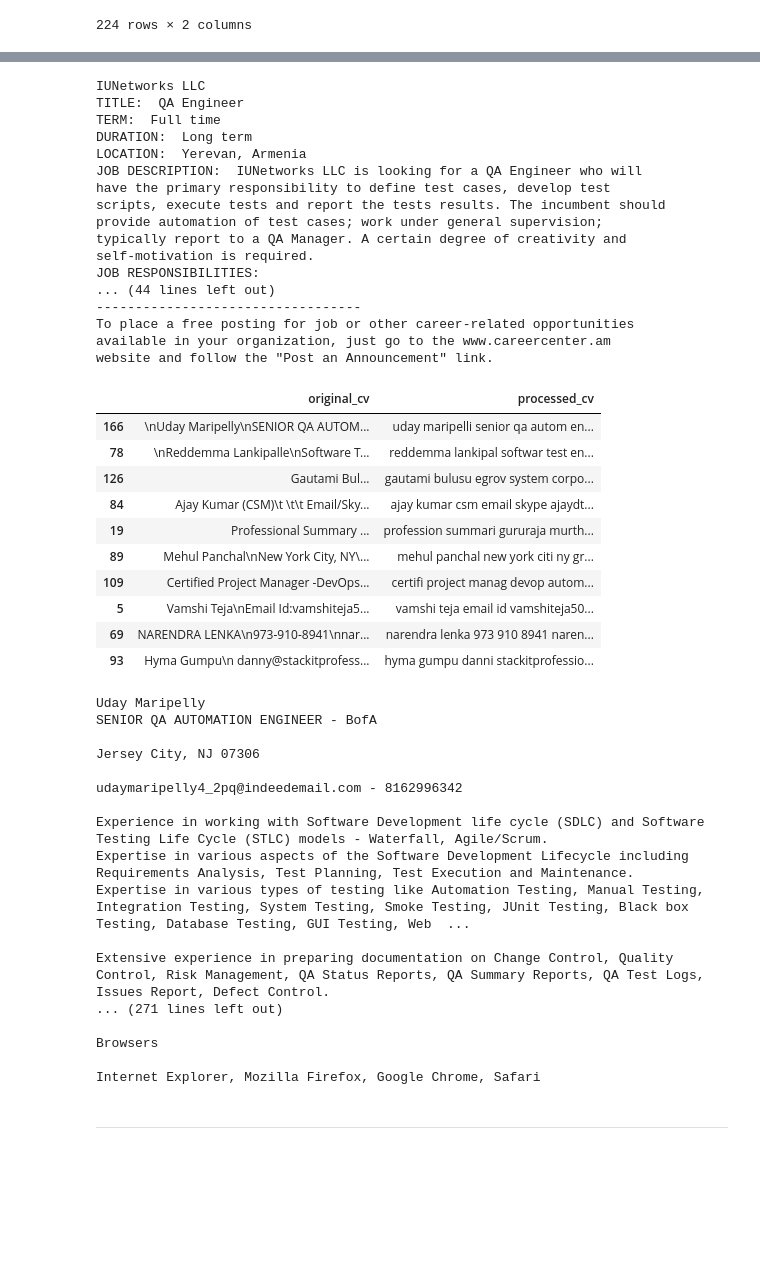
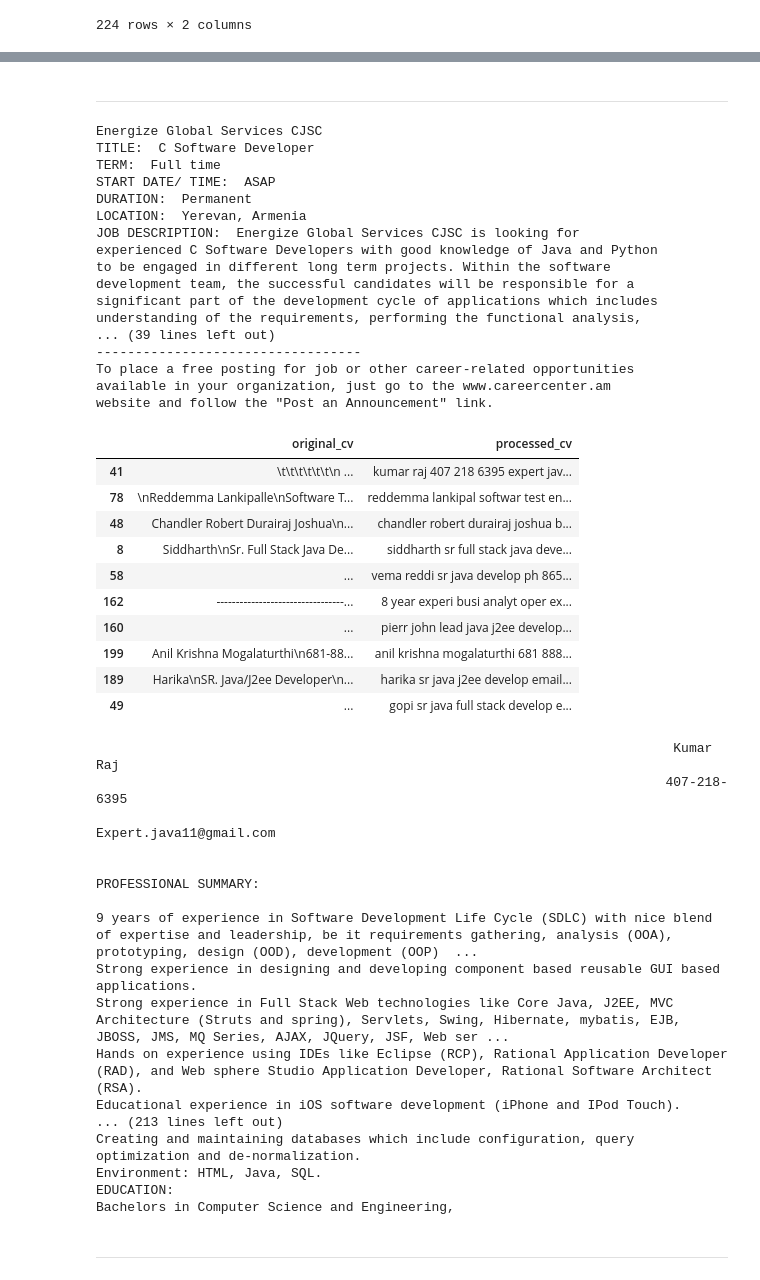
Before and after one commit to mirotse/Chanel_Test_Technique, a Jupyter notebook: Notebooks/test-1.ipynb, the cells around one changed output, grey strips where cells are left out. Saved outputs shown, nothing was run; the diff lists cells and outputs as text; code cells hidden in the pictures; blank space fills up the shorter version.

```diff
--- a/Notebooks/test-1.ipynb
+++ b/Notebooks/test-1.ipynb
@@ -15,6 +0,0 @@ Note: you may need to restart the kernel to use updated packages.
-# %%
-import pandas as pd
-file_path = '/home/rooting/code/Chanel/Job posts/data job posts.csv'
-job_posts_df = pd.read_csv(file_path, engine='python')
-
-job_posts_df
@@ -276,62 +270,64 @@ top_matches
+# %% [markdown]
+------
 # %%
-job_1_description = df_test.iloc[0]['jobpost']
+job_1_description = df_test.iloc[15]['jobpost']
 
 print(job_1_description)
 # %% [output]
-IUNetworks LLC
-TITLE:  QA Engineer
+Energize Global Services CJSC
+TITLE:  C Software Developer
 TERM:  Full time
-DURATION:  Long term
+START DATE/ TIME:  ASAP
+DURATION:  Permanent
 LOCATION:  Yerevan, Armenia
-JOB DESCRIPTION:  IUNetworks LLC is looking for a QA Engineer who will
-have the primary responsibility to define test cases, develop test
-scripts, execute tests and report the tests results. The incumbent should
-provide automation of test cases; work under general supervision;
-typically report to a QA Manager. A certain degree of creativity and
-self-motivation is required.
-JOB RESPONSIBILITIES:
-... (44 lines left out)
+JOB DESCRIPTION:  Energize Global Services CJSC is looking for
+experienced C Software Developers with good knowledge of Java and Python
+to be engaged in different long term projects. Within the software
+development team, the successful candidates will be responsible for a
+significant part of the development cycle of applications which includes
+understanding of the requirements, performing the functional analysis,
+... (39 lines left out)
 ----------------------------------
 To place a free posting for job or other career-related opportunities
 available in your organization, just go to the www.careercenter.am
 website and follow the "Post an Announcement" link.
 # %%
 # job_1
-matched_cv_indices = top_matches['Job_1']
+matched_cv_indices = top_matches['Job_14']
 matched_cvs = cv_df.iloc[matched_cv_indices]
 matched_cvs
 # %% [output]
 |  | original_cv | processed_cv |
-| 166 | \nUday Maripelly\nSENIOR QA AUTOM... | uday maripelli senior qa autom en... |
+| 41 | \t\t\t\t\t\t\n ... | kumar raj 407 218 6395 expert jav... |
 | 78 | \nReddemma Lankipalle\nSoftware T... | reddemma lankipal softwar test en... |
-| 126 | Gautami Bul... | gautami bulusu egrov system corpo... |
-| 84 | Ajay Kumar (CSM)\t \t\t Email/Sky... | ajay kumar csm email skype ajaydt... |
-| 19 | Professional Summary ... | profession summari gururaja murth... |
-| 89 | Mehul Panchal\nNew York City, NY\... | mehul panchal new york citi ny gr... |
-| 109 | Certified Project Manager -DevOps... | certifi project manag devop autom... |
-| 5 | Vamshi Teja\nEmail Id:vamshiteja5... | vamshi teja email id vamshiteja50... |
-| 69 | NARENDRA LENKA\n973-910-8941\nnar... | narendra lenka 973 910 8941 naren... |
-| 93 | Hyma Gumpu\n danny@stackitprofess... | hyma gumpu danni stackitprofessio... |
+| 48 | Chandler Robert Durairaj Joshua\n... | chandler robert durairaj joshua b... |
+| 8 | Siddharth\nSr. Full Stack Java De... | siddharth sr full stack java deve... |
+| 58 | ... | vema reddi sr java develop ph 865... |
+| 162 | ---------------------------------... | 8 year experi busi analyt oper ex... |
+| 160 | ... | pierr john lead java j2ee develop... |
+| 199 | Anil Krishna Mogalaturthi\n681-88... | anil krishna mogalaturthi 681 888... |
+| 189 | Harika\nSR. Java/J2ee Developer\n... | harika sr java j2ee develop email... |
+| 49 | ... | gopi sr java full stack develop e... |
 # %%
 print(matched_cvs['original_cv'].iloc[0])
 # %% [output]
-Uday Maripelly
-SENIOR QA AUTOMATION ENGINEER - BofA
+                                                                          Kumar Raj
+                                                                         407-218-6395
+                                                               Expert.java11@gmail.com
 
-Jersey City, NJ 07306
 
-udaymaripelly4_2pq@indeedemail.com - 8162996342
+PROFESSIONAL SUMMARY:
 
-Experience in working with Software Development life cycle (SDLC) and Software Testing Life Cycle (STLC) models - Waterfall, Agile/Scrum.
-Expertise in various aspects of the Software Development Lifecycle including Requirements Analysis, Test Planning, Test Execution and Maintenance.
-Expertise in various types of testing like Automation Testing, Manual Testing, Integration Testing, System Testing, Smoke Testing, JUnit Testing, Black box Testing, Database Testing, GUI Testing, Web  ...
-
-Extensive experience in preparing documentation on Change Control, Quality Control, Risk Management, QA Status Reports, QA Summary Reports, QA Test Logs, Issues Report, Defect Control.
-... (271 lines left out)
-
-Browsers
-
-Internet Explorer, Mozilla Firefox, Google Chrome, Safari
+9 years of experience in Software Development Life Cycle (SDLC) with nice blend of expertise and leadership, be it requirements gathering, analysis (OOA), prototyping, design (OOD), development (OOP)  ...
+Strong experience in designing and developing component based reusable GUI based applications.
+Strong experience in Full Stack Web technologies like Core Java, J2EE, MVC Architecture (Struts and spring), Servlets, Swing, Hibernate, mybatis, EJB, JBOSS, JMS, MQ Series, AJAX, JQuery, JSF, Web ser ...
+Hands on experience using IDEs like Eclipse (RCP), Rational Application Developer (RAD), and Web sphere Studio Application Developer, Rational Software Architect (RSA).
+Educational experience in iOS software development (iPhone and IPod Touch).
+... (213 lines left out)
+Creating and maintaining databases which include configuration, query optimization and de-normalization.
+Environment: HTML, Java, SQL.
+EDUCATION:
+Bachelors in Computer Science and Engineering,
 # %% [markdown]
 ______
 # %%
```
Also changed, not shown: parts of 14 cells of this notebook, 1 other file.
